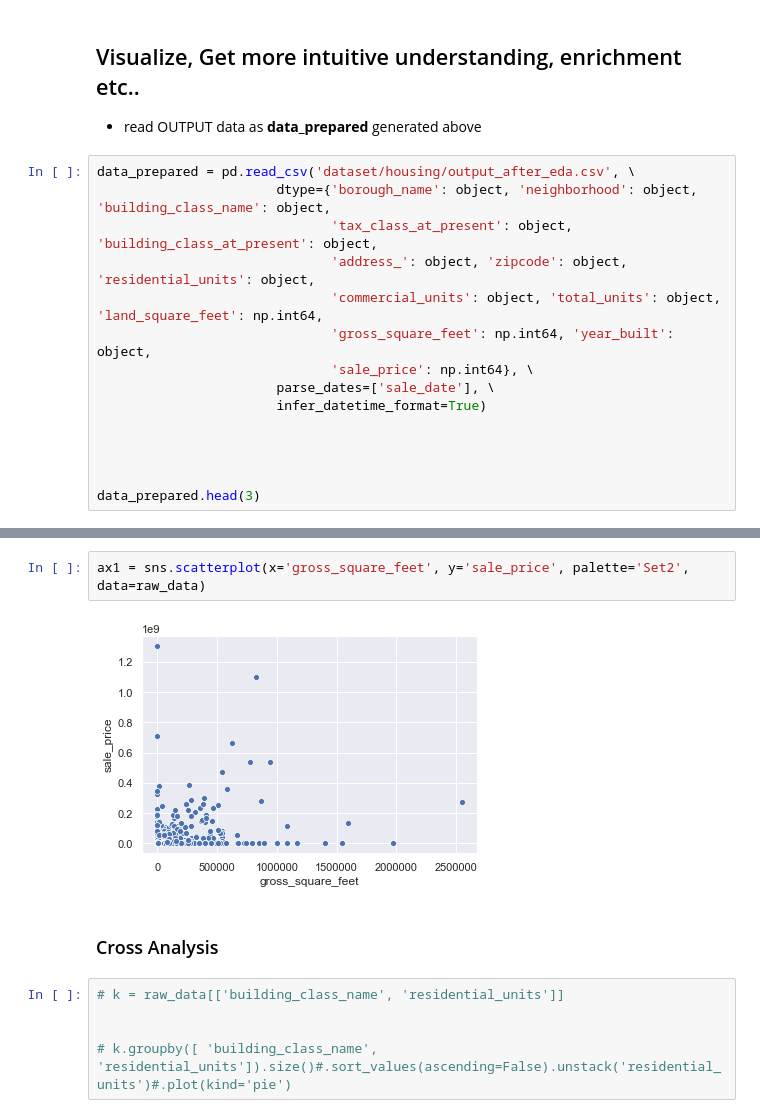
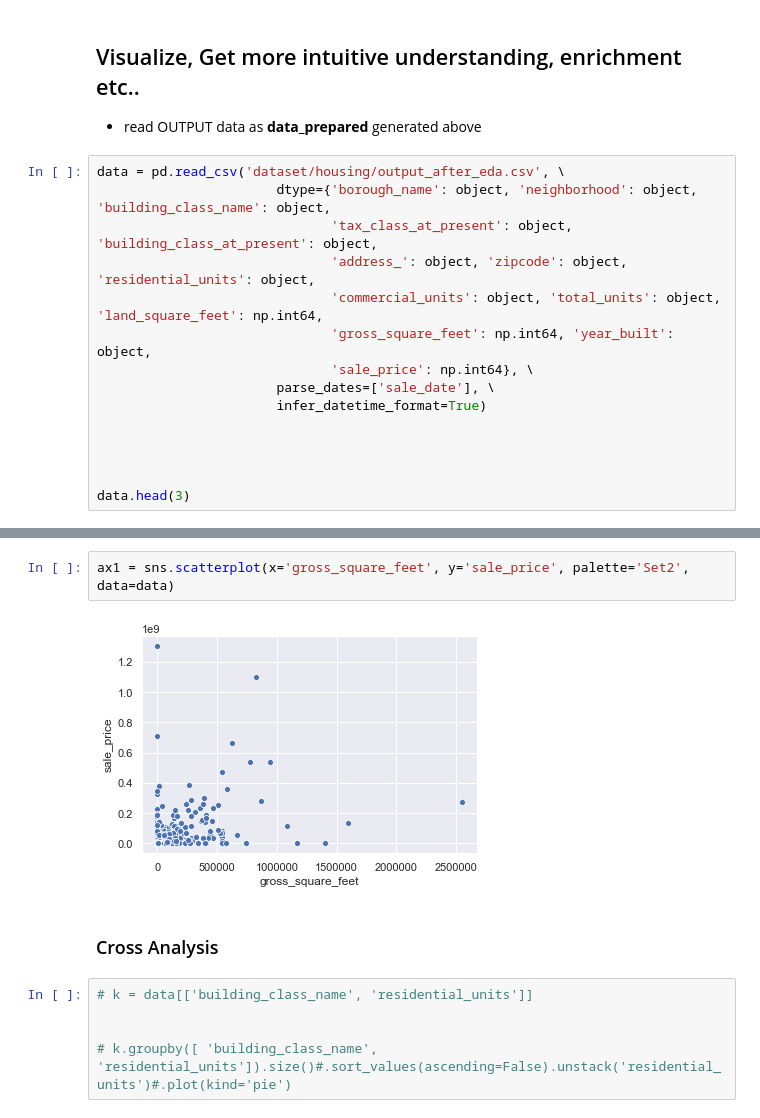
Before and after one commit to tansudasli/analytics-sandbox, a Jupyter notebook: real_estate_of_nyc_EDA.ipynb, the cells around one changed output, grey strips where cells are left out. Cells and saved outputs as stored; diff of their text form.

Commit message:
minor updates and test after merging

```diff
--- a/real_estate_of_nyc_EDA.ipynb
+++ b/real_estate_of_nyc_EDA.ipynb
@@ -535,7 +553,7 @@ ax2 = data.sale_price.plot()
 
 - read OUTPUT data as **data_prepared** generated above
 # %%
-data_prepared = pd.read_csv('dataset/housing/output_after_eda.csv', \
+data = pd.read_csv('dataset/housing/output_after_eda.csv', \
                        dtype={'borough_name': object, 'neighborhood': object, 'building_class_name': object,
                               'tax_class_at_present': object, 'building_class_at_present': object,
                               'address_': object, 'zipcode': object, 'residential_units': object,
@@ -548,7 +566,7 @@ data_prepared = pd.read_csv('dataset/housing/output_after_eda.csv', \
 
 
 
-data_prepared.head(3)
+data.head(3)
 # %% [output]
 |  | borough_name | neighborhood | building_class_name | tax_class_at_present | building_class_at_present | address_ | ... |
 | 0 | Manhattan | NaN | CONDOS - ELEVATOR APARTMENTS |  |  | 345 WEST 14TH STREET | ... |
@@ -599,13 +618,13 @@ ax2 = data_prepared.sale_price.plot()
 # %% [output]
 [figure]
 # %%
-ax1 = sns.scatterplot(x='gross_square_feet', y='sale_price', palette='Set2', data=raw_data)
+ax1 = sns.scatterplot(x='gross_square_feet', y='sale_price', palette='Set2', data=data)
 # %% [output]
-[figure, old version]
+[figure, new version]
 # %% [markdown]
 ### Cross Analysis
 # %%
-# k = raw_data[['building_class_name', 'residential_units']]
+# k = data[['building_class_name', 'residential_units']]
 
 
 # k.groupby([ 'building_class_name', 'residential_units']).size()#.sort_values(ascending=False).unstack('residential_units')#.plot(kind='pie')
```
Also changed, not shown: parts of 11 cells of this notebook, 1 other file.
